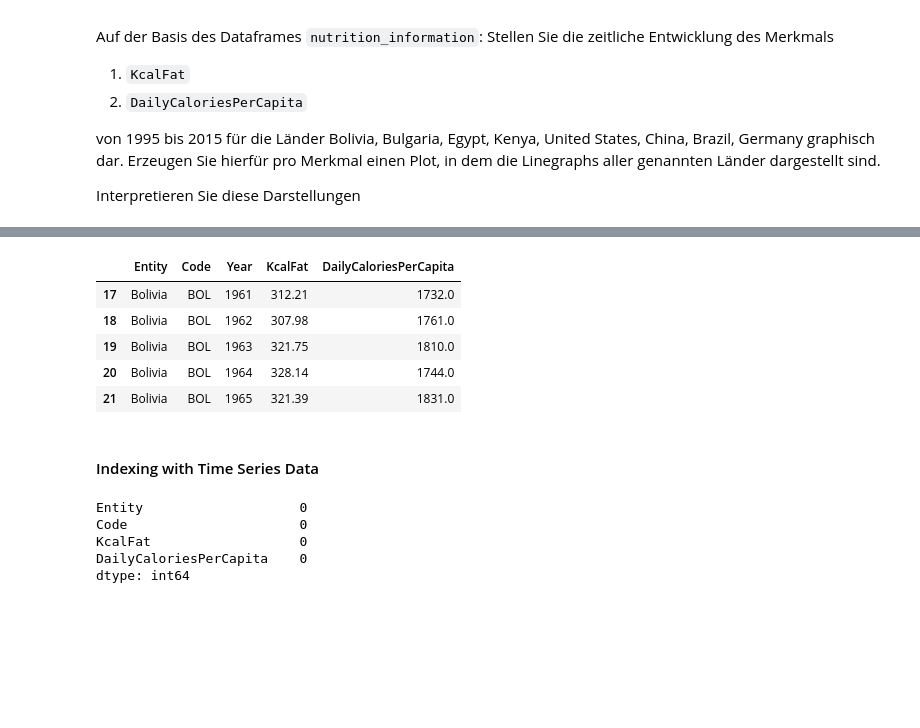
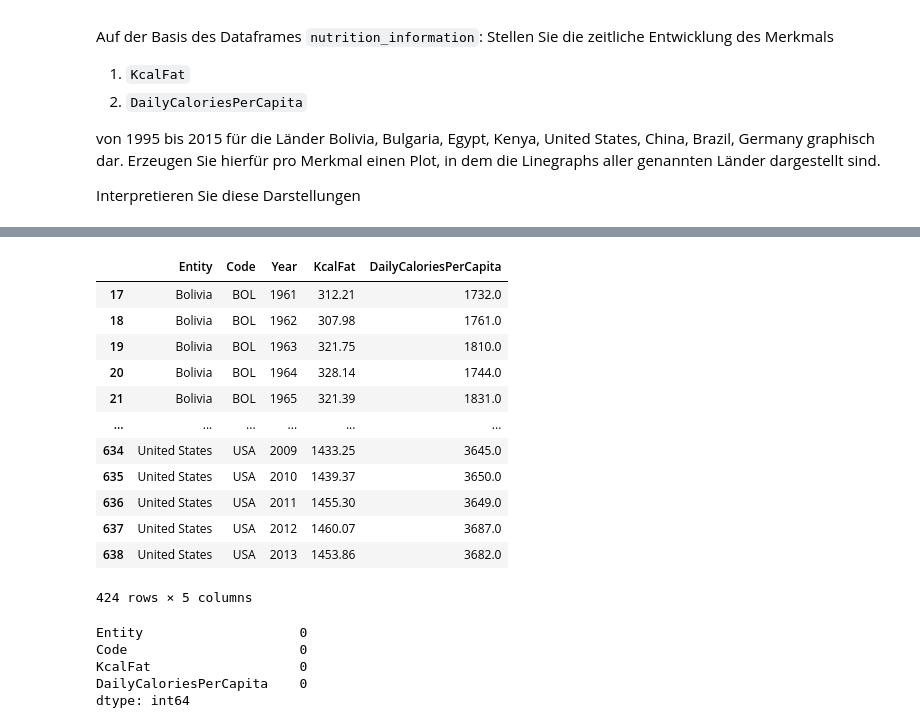
Before and after one commit to JaninaMattes/data-mining-pattern-recogntion, a Jupyter notebook: src/proj1_global_health_app/model/Project1_Global_HealthData_App.ipynb, the cells around one changed output, grey strips where cells are left out. Cells and saved outputs as stored; diff of their text form; code cells hidden in the pictures; blank space fills up the shorter version.

```diff
--- a/src/proj1_global_health_app/model/Project1_Global_HealthData_App.ipynb
+++ b/src/proj1_global_health_app/model/Project1_Global_HealthData_App.ipynb
@@ -466,18 +486,21 @@ print(df_nutrition_information)
 # %%
-# Data preprocessing
-# Drop all rows where there are NaN values
-nutrition_information = df_nutrition_information[df_nutrition_information[[
-    'KcalFat', 'DailyCaloriesPerCapita']].notnull().all(1)]
+# Data preprocessing, drop all rows where there are NaN values
+nutrition_information = df_nutrition_information[df_nutrition_information[['KcalFat', 'DailyCaloriesPerCapita']].notnull().all(1)]
 
 # Analyse the head and tail of the dataframe
-nutrition_information.head(5)
+nutrition_information
 # %% [output]
 |  | Entity | Code | Year | KcalFat | DailyCaloriesPerCapita |
 | 17 | Bolivia | BOL | 1961 | 312.21 | 1732.0 |
 | 18 | Bolivia | BOL | 1962 | 307.98 | 1761.0 |
 | 19 | Bolivia | BOL | 1963 | 321.75 | 1810.0 |
 | 20 | Bolivia | BOL | 1964 | 328.14 | 1744.0 |
 | 21 | Bolivia | BOL | 1965 | 321.39 | 1831.0 |
+| ... | ... | ... | ... | ... | ... |
+| 634 | United States | USA | 2009 | 1433.25 | 3645.0 |
+| 635 | United States | USA | 2010 | 1439.37 | 3650.0 |
+| 636 | United States | USA | 2011 | 1455.30 | 3649.0 |
+| 637 | United States | USA | 2012 | 1460.07 | 3687.0 |
+| 638 | United States | USA | 2013 | 1453.86 | 3682.0 |
+424 rows × 5 columns
-# %% [markdown]
-#### Indexing with Time Series Data
 # %%
```
Also changed, not shown: parts of 12 cells of this notebook.
